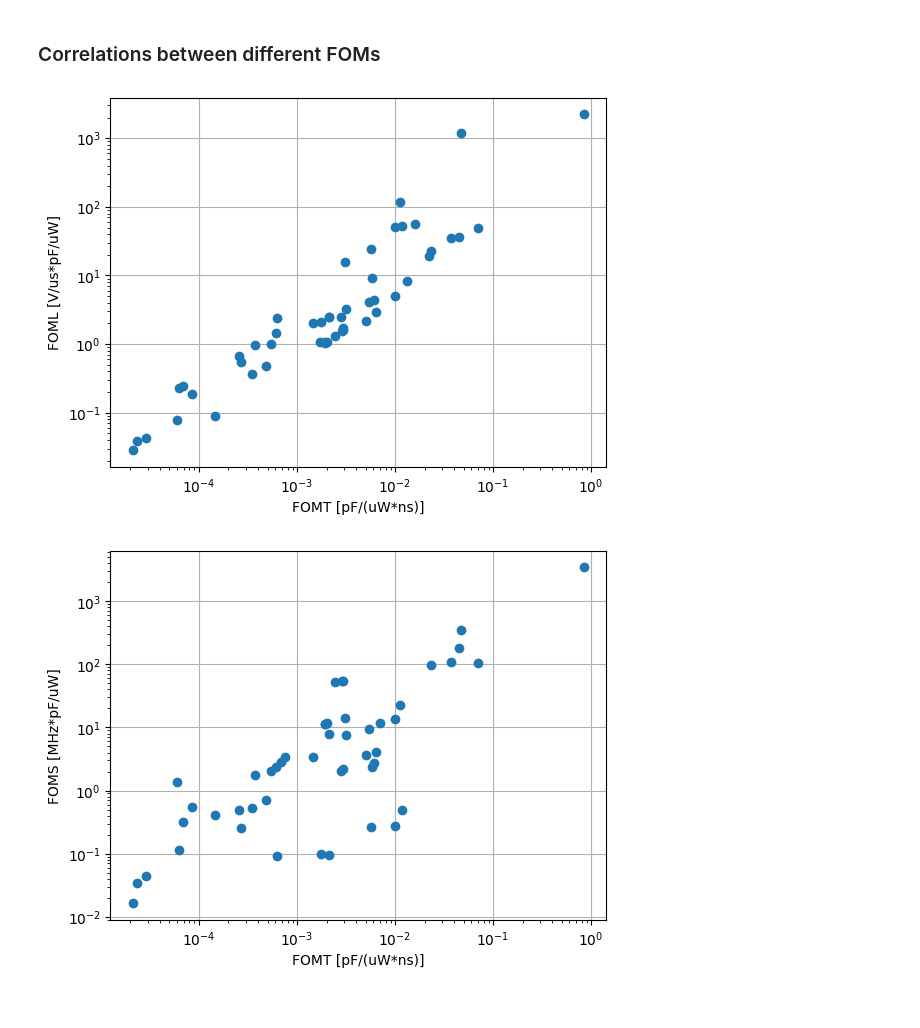
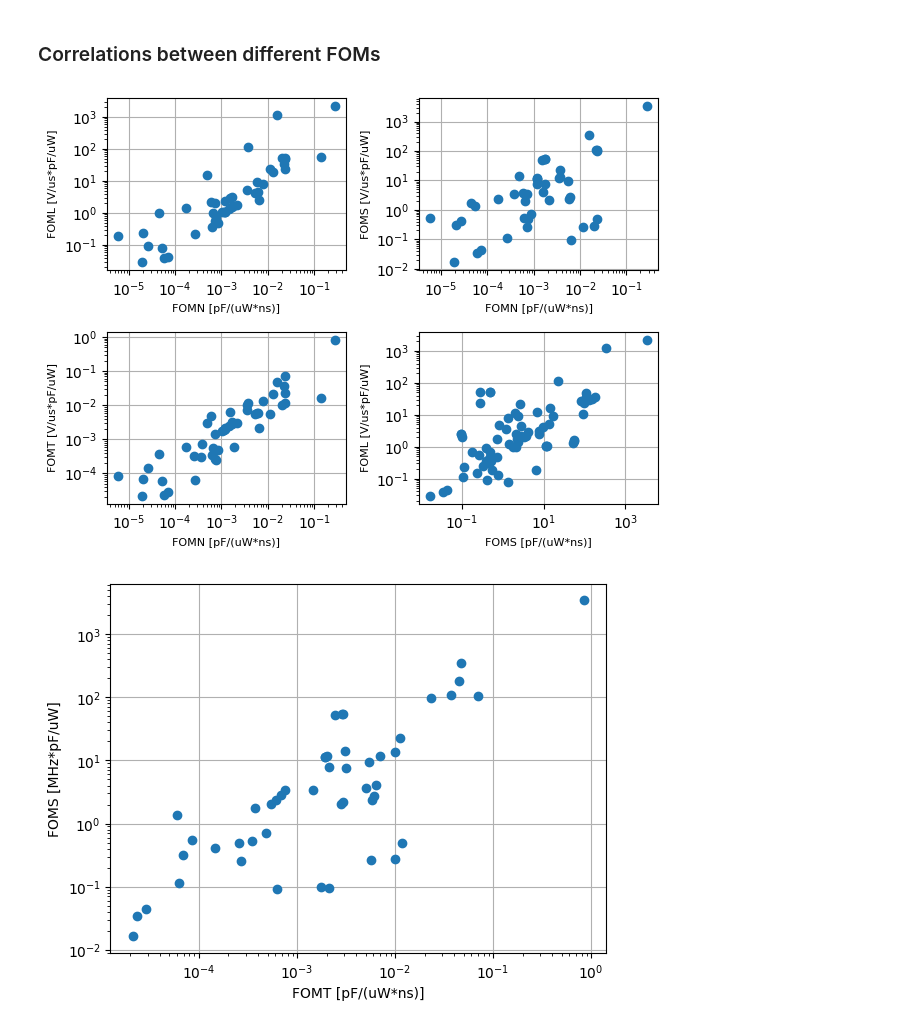
Before and after one commit to michele-dei/OTA-settling-survey, a Jupyter notebook: ota-settling-survey.ipynb, the cells around one changed output. Cells and saved outputs as stored; diff of their text form; code cells hidden in the pictures.

```diff
--- a/ota-settling-survey.ipynb
+++ b/ota-settling-survey.ipynb
@@ -342,14 +342,31 @@ Please note that eventual NaNs in the previous database are due to missing param
 # %% [markdown]
 ### Correlations between different FOMs
 # %%
-fig = plt.figure()
-ax = fig.add_subplot(111)
-ax.loglog(FOMT, FOML, 'o')
-ax.set_xlabel('FOMT [pF/(uW*ns)]')
-ax.set_ylabel('FOML [V/us*pF/uW]')
-ax.grid()
+fig, ax = plt.subplots(nrows=2, ncols=2)
+
+ax[0,0].loglog(FOMN, FOML, 'o')
+ax[0,0].set_xlabel('FOMN [V*pF/(uA*ns)]', fontsize=8)
+ax[0,0].set_ylabel('FOML [V/us*pF/uW]', fontsize=8)
+ax[0,0].grid()
+
+ax[0,1].loglog(FOMN, FOMS, 'o')
+ax[0,1].set_xlabel('FOMN [V*pF/(uA*ns)]', fontsize=8)
+ax[0,1].set_ylabel('FOMS [MHz*pF/uW]', fontsize=8)
+ax[0,1].grid()
+
+ax[1,0].loglog(FOMN, FOMT, 'o')
+ax[1,0].set_xlabel('FOMN [V*pF/(uA*ns)]', fontsize=8)
+ax[1,0].set_ylabel('FOMT [pF/(ns*uW)]', fontsize=8)
+ax[1,0].grid()
+
+ax[1,1].loglog(FOMS, FOML, 'o')
+ax[1,1].set_xlabel('FOMS [MHz*pF/nW]', fontsize=8)
+ax[1,1].set_ylabel('FOML [V/us*pF/uW]', fontsize=8)
+ax[1,1].grid()
+
+fig.tight_layout()
 # %% [output]
-[figure, old version]
+[figure, new version]
 # %%
 fig = plt.figure()
 ax = fig.add_subplot(111)
```
